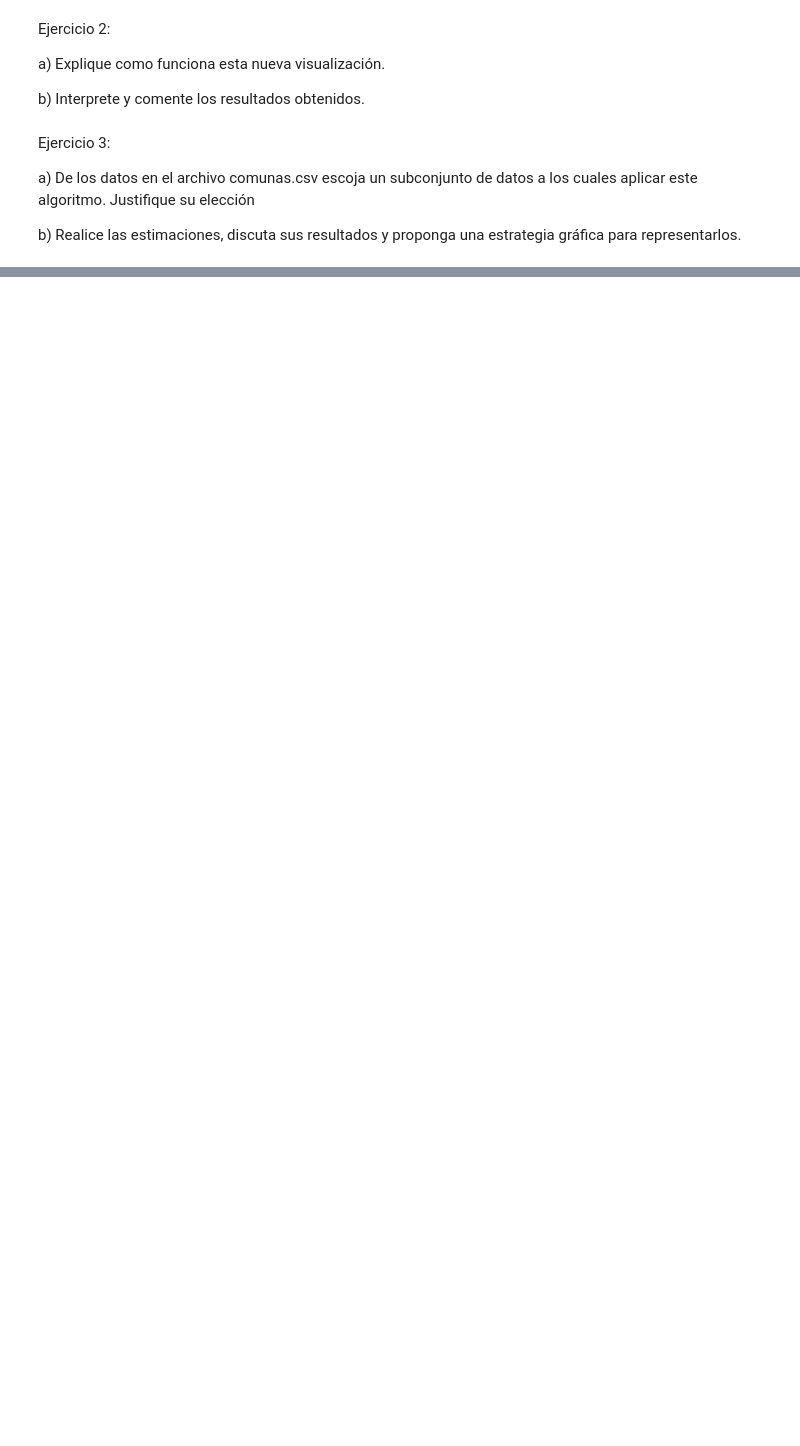
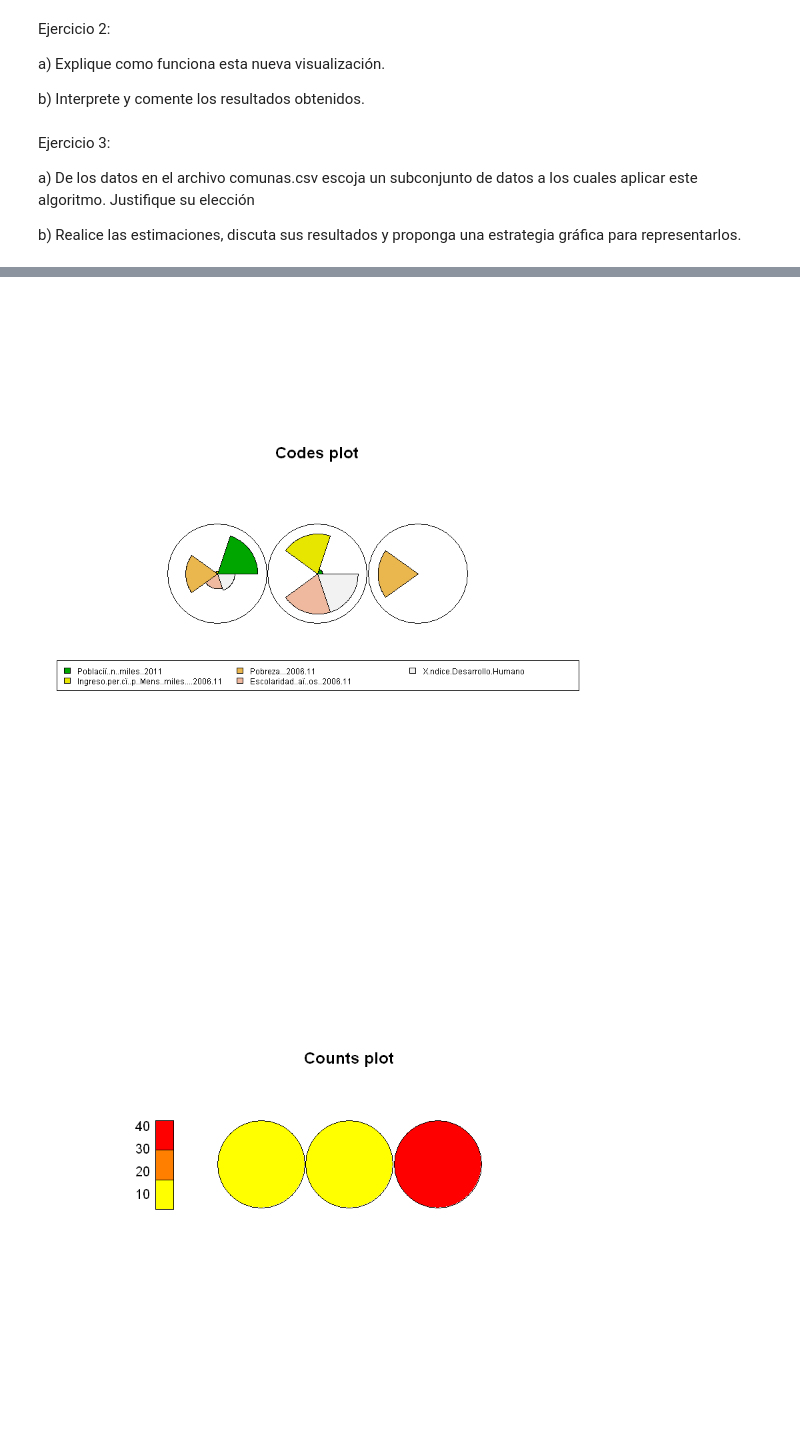
Before and after one commit to alexbgh1/INFO257_U2, a Jupyter notebook: clustering/Clustering_Notebook3.ipynb, the cells around one changed output, grey strips where cells are left out. Saved outputs shown, nothing was run; the diff lists cells and outputs as text; code cells hidden in the pictures; blank space fills up the shorter version.

```diff
--- a/clustering/Clustering_Notebook3.ipynb
+++ b/clustering/Clustering_Notebook3.ipynb
@@ -155,3 +148,28 @@ Ejercicio 3:
 a) De los datos en el archivo comunas.csv escoja un subconjunto de datos a los cuales aplicar este algoritmo. Justifique su elección
 
 b) Realice las estimaciones, discuta sus resultados y proponga una estrategia gráfica para representarlos.
+# %%
+#       3.a
+
+
+#Inicializando datos
+datos <- read.csv("comunas.csv", row.names = 2 ,header=TRUE,sep=";",dec=".")
+dim(datos)
+head(datos)
+
+#Filtrando Region Metropolitana
+datos <- datos[datos$Region=='13',c(1,2,3,4,5,6,7,8,9,10,11,12,13)]
+dim(datos)
+head(datos)
+
+
+#Filtrando Poblacion, ingreso per capita, pobreza, escolaridad, indice de desarrollo humano
+datos <- datos[, c(2,4,5,6,10)]
+dim(datos)
+head(datos)
+
+# ¿Por qué la RM y estos datos?
+# Como en un trabajo anterior de clustering habíamos utilizado estos datos nos sirve como comparativa y ver qué tal lo hace el algoritmo SOM
+# Se escogieron 5 datos que a simple vista pueden estar relacionados (pobreza, escolaridad, indice de desarollo, etc)
+# Pero al ser un método SOM, la misma función debe utilizar la entrada para hacer la agrupación adecuada "sin conocer la categorización de los datos"
+# Además al ser multidimensional, con 5 datos (propiedades/columnas) nos sirve para pasarlo a una representación 2D
@@ -157,0 +221,23 @@ b) Realice las estimaciones, discuta sus resultados y proponga una estrategia gr
+# %%
+#       3.b
+
+#Se escalan los datos
+datosS <- scale(datos)
+
+
+#Se grafican
+sommap <- som(datosS, grid = somgrid(3, 1, "hexagonal"),rlen= 500)
+plot(sommap)
+
+colors <- function(n, alpha = 1) {
+    rev(heat.colors(n, alpha))
+}
+
+plot(sommap, type = "counts", palette.name = colors, heatkey = TRUE)
+
+plot(sommap, type = "mapping", pchs = 20, main = "Mapping Type SOM")
+
+plot(sommap, type = "dist.neighbours", palette.name = terrain.colors)
+# %% [output]
+[figure, added]
+[figure, added]
```
Also changed, not shown: parts of 8 cells of this notebook.
